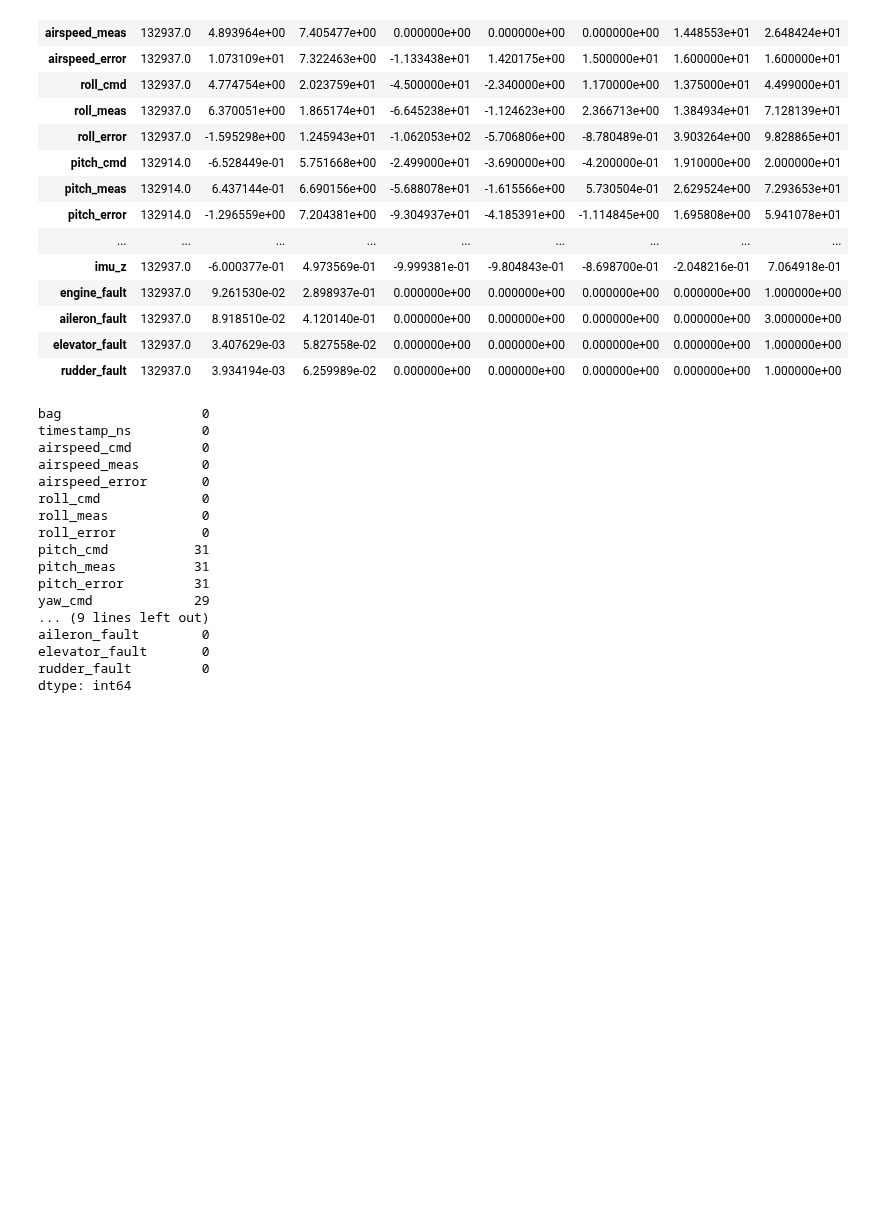
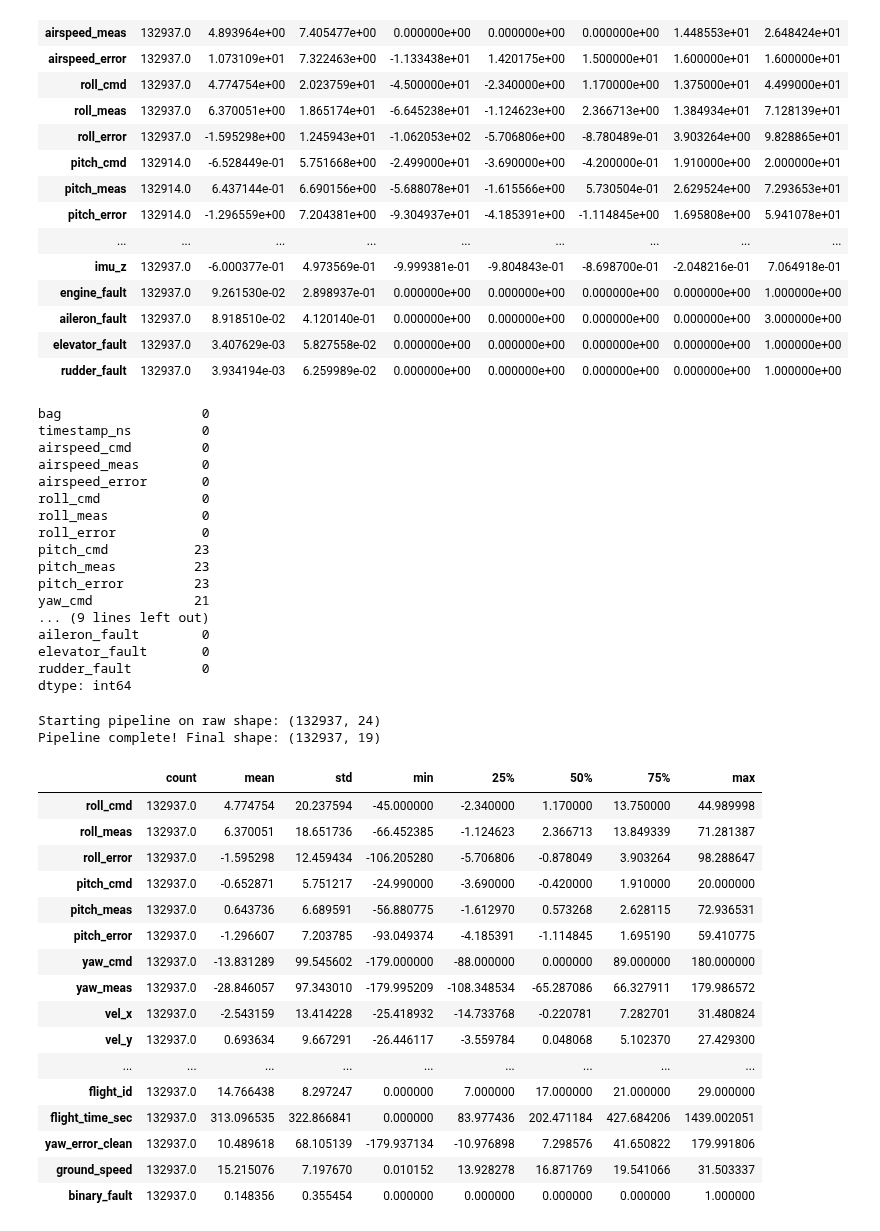
Before and after one commit to Lynn-Myat-Bhone/UAV-flight, a Jupyter notebook: train/train.ipynb, the cells around one changed output. Drawn from its saved outputs; the diff is of its cells as text; code cells hidden in the pictures; blank space fills up the shorter version.

```diff
--- a/train/train.ipynb
+++ b/train/train.ipynb
@@ -26,7 +28,7 @@ data size :  (132937, 24)
 | elevator_fault | 132937.0 | 3.407629e-03 | 5.827558e-02 | 0.000000e+00 | 0.000000e+00 | 0.000000e+00 | 0.000000e+00 | 1.000000e+00 |
 | rudder_fault | 132937.0 | 3.934194e-03 | 6.259989e-02 | 0.000000e+00 | 0.000000e+00 | 0.000000e+00 | 0.000000e+00 | 1.000000e+00 |
 # %%
-df.isnull().sum()
+df_train.isnull().sum()
 # %% [output]
 bag                  0
 timestamp_ns         0
@@ -36,10 +38,10 @@ airspeed_error       0
 roll_cmd             0
 roll_meas            0
 roll_error           0
-pitch_cmd           31
-pitch_meas          31
-pitch_error         31
-yaw_cmd             29
+pitch_cmd           23
+pitch_meas          23
+pitch_error         23
+yaw_cmd             21
 ... (9 lines left out)
 aileron_fault        0
 elevator_fault       0
@@ -118,0 +191,25 @@ def preprocess_pipeline(df_raw, gap_ns_threshold=1000 * 1e9):
+# %%
+df_train_clean = preprocess_pipeline(df_train)
+# %% [output]
+Starting pipeline on raw shape: (132937, 24)
+Pipeline complete! Final shape: (132937, 19)
+# %%
+df_train_clean.describe().T
+# %% [output]
+|  | count | mean | std | min | 25% | 50% | 75% | max |
+| roll_cmd | 132937.0 | 4.774754 | 20.237594 | -45.000000 | -2.340000 | 1.170000 | 13.750000 | 44.989998 |
+| roll_meas | 132937.0 | 6.370051 | 18.651736 | -66.452385 | -1.124623 | 2.366713 | 13.849339 | 71.281387 |
+| roll_error | 132937.0 | -1.595298 | 12.459434 | -106.205280 | -5.706806 | -0.878049 | 3.903264 | 98.288647 |
+| pitch_cmd | 132937.0 | -0.652871 | 5.751217 | -24.990000 | -3.690000 | -0.420000 | 1.910000 | 20.000000 |
+| pitch_meas | 132937.0 | 0.643736 | 6.689591 | -56.880775 | -1.612970 | 0.573268 | 2.628115 | 72.936531 |
+| pitch_error | 132937.0 | -1.296607 | 7.203785 | -93.049374 | -4.185391 | -1.114845 | 1.695190 | 59.410775 |
+| yaw_cmd | 132937.0 | -13.831289 | 99.545602 | -179.000000 | -88.000000 | 0.000000 | 89.000000 | 180.000000 |
+| yaw_meas | 132937.0 | -28.846057 | 97.343010 | -179.995209 | -108.348534 | -65.287086 | 66.327911 | 179.986572 |
+| vel_x | 132937.0 | -2.543159 | 13.414228 | -25.418932 | -14.733768 | -0.220781 | 7.282701 | 31.480824 |
+| vel_y | 132937.0 | 0.693634 | 9.667291 | -26.446117 | -3.559784 | 0.048068 | 5.102370 | 27.429300 |
+| ... | ... | ... | ... | ... | ... | ... | ... | ... |
+| flight_id | 132937.0 | 14.766438 | 8.297247 | 0.000000 | 7.000000 | 17.000000 | 21.000000 | 29.000000 |
+| flight_time_sec | 132937.0 | 313.096535 | 322.866841 | 0.000000 | 83.977436 | 202.471184 | 427.684206 | 1439.002051 |
+| yaw_error_clean | 132937.0 | 10.489618 | 68.105139 | -179.937134 | -10.976898 | 7.298576 | 41.650822 | 179.991806 |
+| ground_speed | 132937.0 | 15.215076 | 7.197670 | 0.010152 | 13.928278 | 16.871769 | 19.541066 | 31.503337 |
+| binary_fault | 132937.0 | 0.148356 | 0.355454 | 0.000000 | 0.000000 | 0.000000 | 0.000000 | 1.000000 |
```
Also changed, not shown: parts of 4 cells of this notebook.
